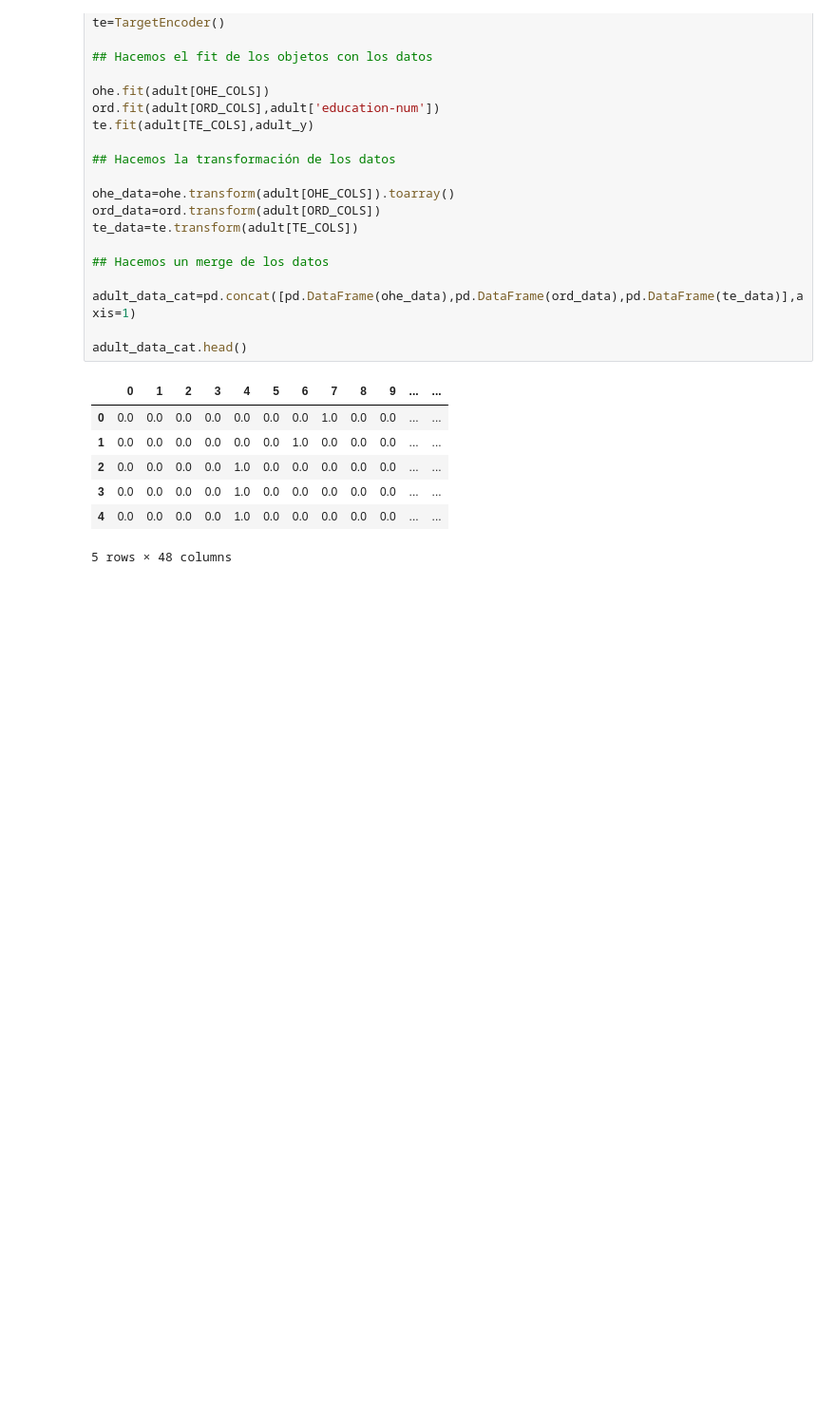
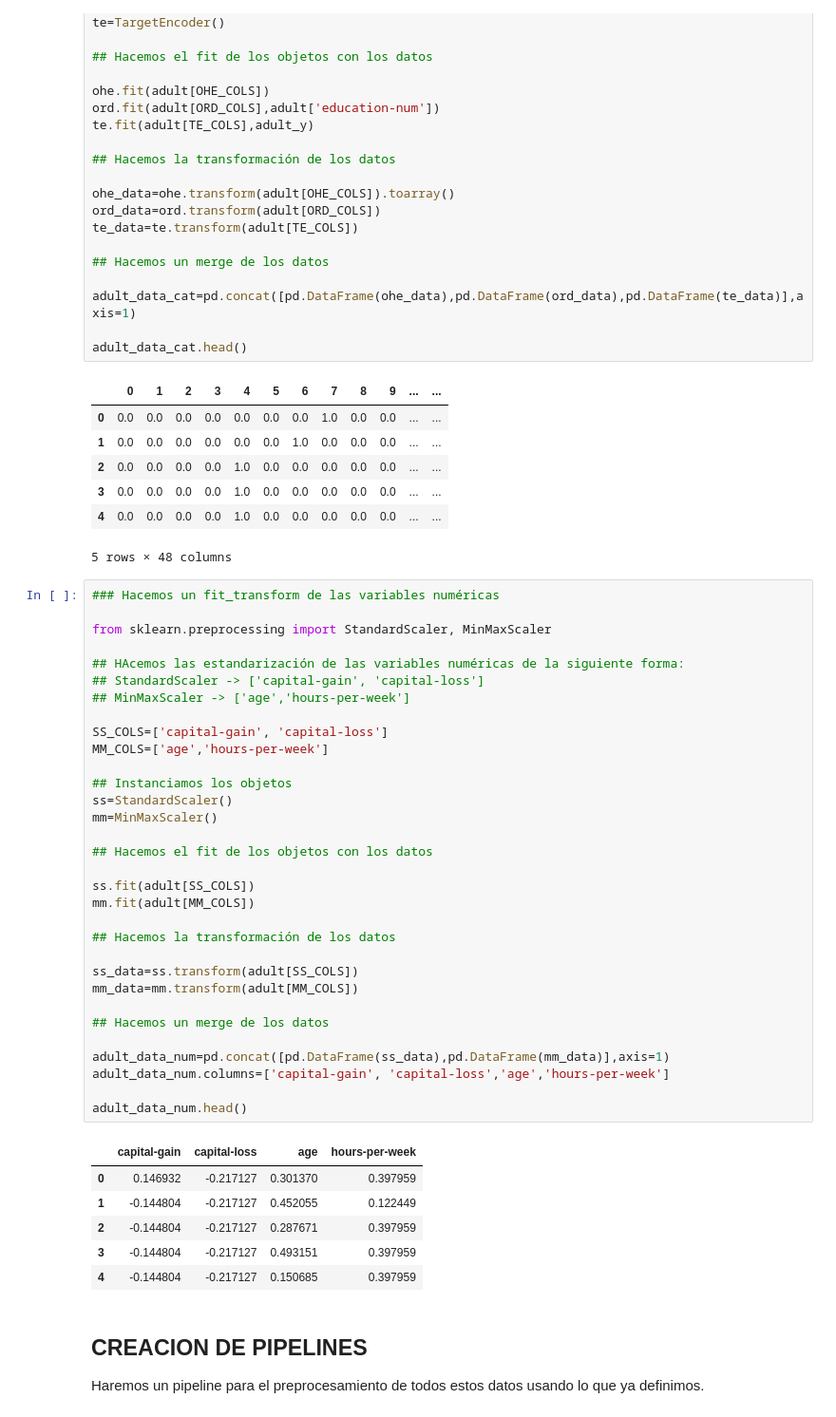
Before and after one commit to ccjaviers777/ean_material_ml, a Jupyter notebook: Cuadernos/Proyecto_Supervisado.ipynb, the cells around one changed output. Shown: that part at 95% size. Saved outputs shown, nothing was run; the diff lists cells and outputs as text; blank space fills up the shorter version.

```diff
--- a/Cuadernos/Proyecto_Supervisado.ipynb
+++ b/Cuadernos/Proyecto_Supervisado.ipynb
@@ -277,3 +277,46 @@ adult_data_cat.head()
 | 3 | 0.0 | 0.0 | 0.0 | 0.0 | 1.0 | 0.0 | 0.0 | 0.0 | 0.0 | 0.0 | ... | ... |
 | 4 | 0.0 | 0.0 | 0.0 | 0.0 | 1.0 | 0.0 | 0.0 | 0.0 | 0.0 | 0.0 | ... | ... |
 5 rows × 48 columns
+# %%
+### Hacemos un fit_transform de las variables numéricas
+
+from sklearn.preprocessing import StandardScaler, MinMaxScaler
+
+## HAcemos las estandarización de las variables numéricas de la siguiente forma:
+## StandardScaler -> ['capital-gain', 'capital-loss']
+## MinMaxScaler -> ['age','hours-per-week']
+
+SS_COLS=['capital-gain', 'capital-loss']
+MM_COLS=['age','hours-per-week']
+
+## Instanciamos los objetos
+ss=StandardScaler()
+mm=MinMaxScaler()
+
+## Hacemos el fit de los objetos con los datos
+
+ss.fit(adult[SS_COLS])
+mm.fit(adult[MM_COLS])
+
+## Hacemos la transformación de los datos
+
+ss_data=ss.transform(adult[SS_COLS])
+mm_data=mm.transform(adult[MM_COLS])
+
+## Hacemos un merge de los datos
+
+adult_data_num=pd.concat([pd.DataFrame(ss_data),pd.DataFrame(mm_data)],axis=1)
+adult_data_num.columns=['capital-gain', 'capital-loss','age','hours-per-week']
+
+adult_data_num.head()
+# %% [output]
+|  | capital-gain | capital-loss | age | hours-per-week |
+| 0 | 0.146932 | -0.217127 | 0.301370 | 0.397959 |
+| 1 | -0.144804 | -0.217127 | 0.452055 | 0.122449 |
+| 2 | -0.144804 | -0.217127 | 0.287671 | 0.397959 |
+| 3 | -0.144804 | -0.217127 | 0.493151 | 0.397959 |
+| 4 | -0.144804 | -0.217127 | 0.150685 | 0.397959 |
+# %% [markdown]
+## CREACION DE PIPELINES
+
+Haremos un pipeline para el preprocesamiento de todos estos datos usando lo que ya definimos.
```
Also changed, not shown: parts of 1 cell of this notebook.
